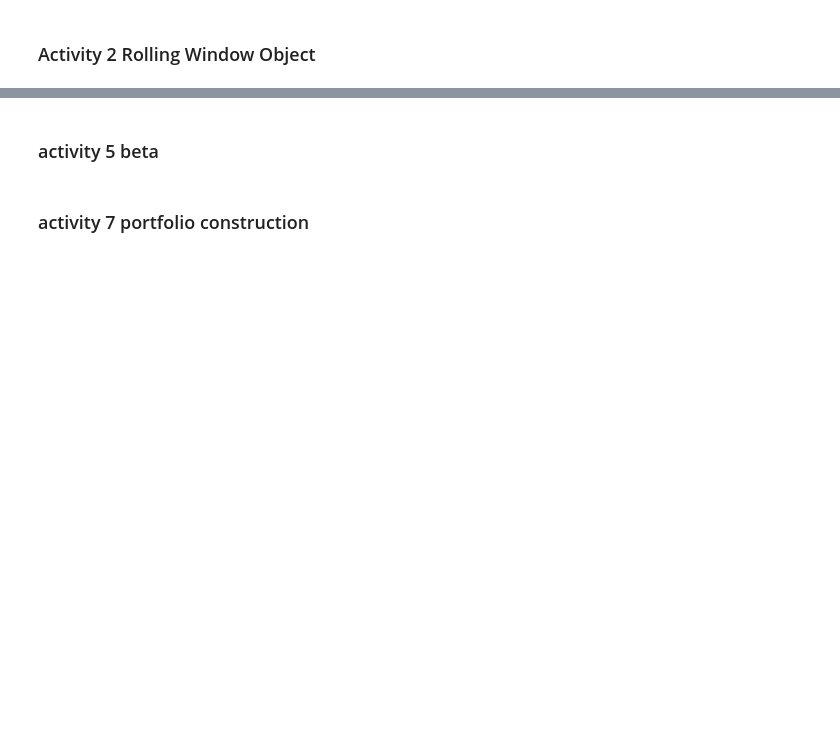
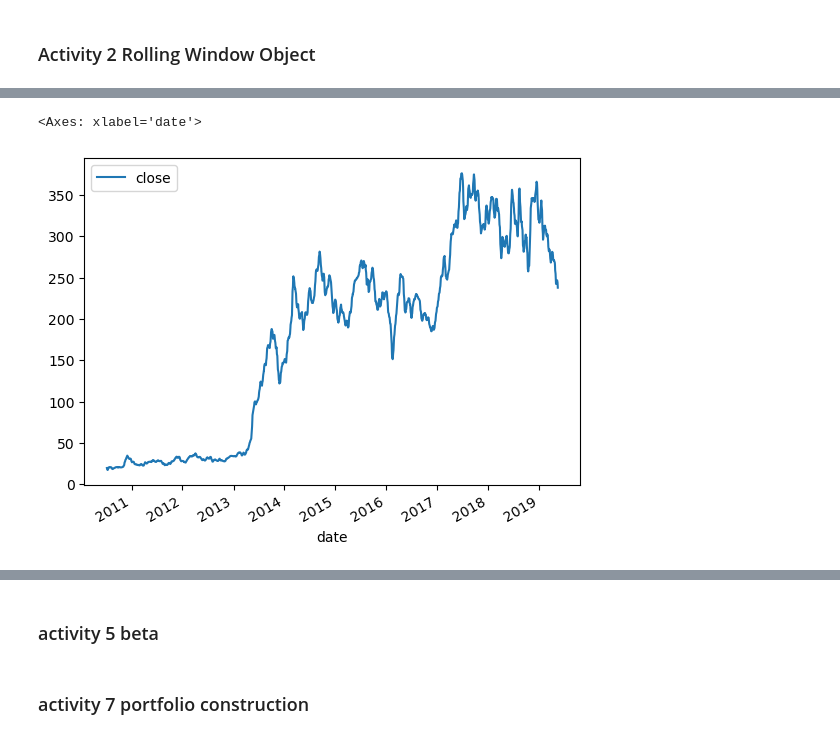
Before and after one commit to softmaxhuanchen/pandas, a Jupyter notebook: pandas-part3-live/pandas-part3.ipynb, the cells around one changed output, grey strips where cells are left out. Saved outputs shown, nothing was run; the diff lists cells and outputs as text; code cells hidden in the pictures; blank space fills up the shorter version.

```diff
--- a/pandas-part3-live/pandas-part3.ipynb
+++ b/pandas-part3-live/pandas-part3.ipynb
@@ -48,0 +129,5 @@ tsla_df.head()
+# %%
+tsla_df.rolling(window=7).mean().plot()
+# %% [output]
+<Axes: xlabel='date'>
+[figure, added]
```
Also changed, not shown: parts of 15 cells of this notebook.
